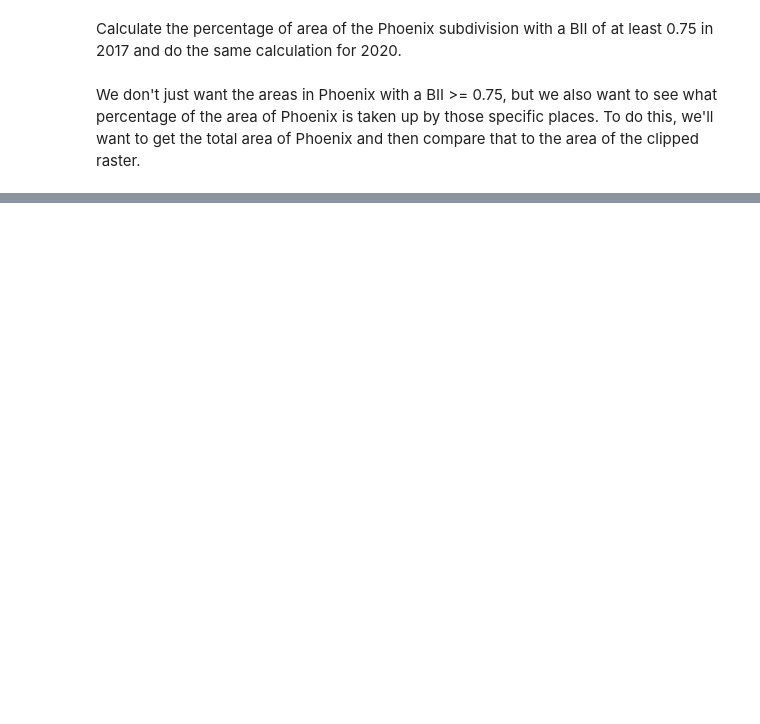
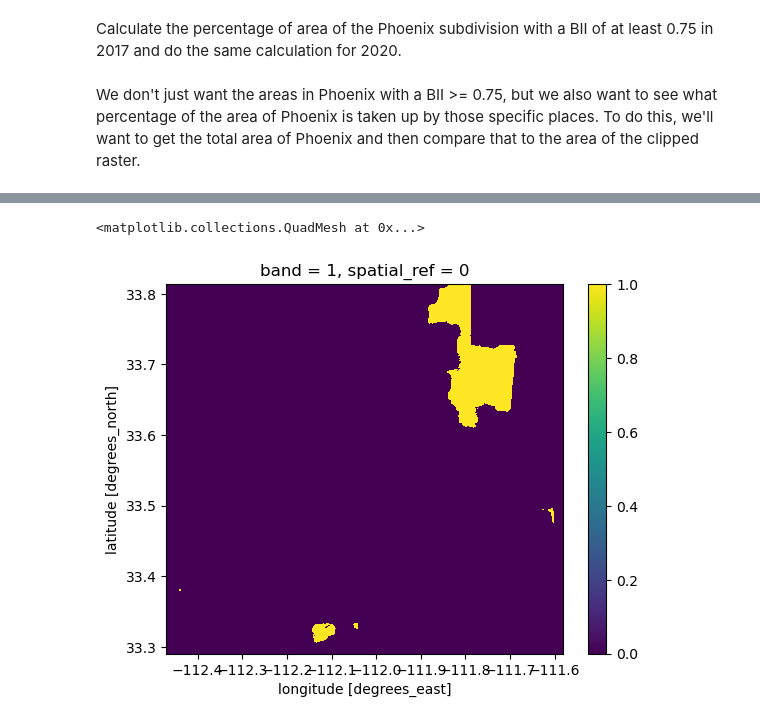
Before and after one commit to egp4aq/phoenix-biodiversity-analysis, a Jupyter notebook: bii_phx.ipynb, the cells around one changed output, grey strips where cells are left out. Saved outputs shown, nothing was run; the diff lists cells and outputs as text; code cells hidden in the pictures; blank space fills up the shorter version.

```diff
--- a/bii_phx.ipynb
+++ b/bii_phx.ipynb
@@ -138,0 +158,6 @@ pct_bii_2020 = ()
+# %%
+# Plot where in Phoenix in 2017 there was a bii >= 0.75
+phx_bii_2017.plot()
+# %% [output]
+<matplotlib.collections.QuadMesh at 0x...>
+[figure, added]
```
Also changed, not shown: parts of 9 cells of this notebook.
